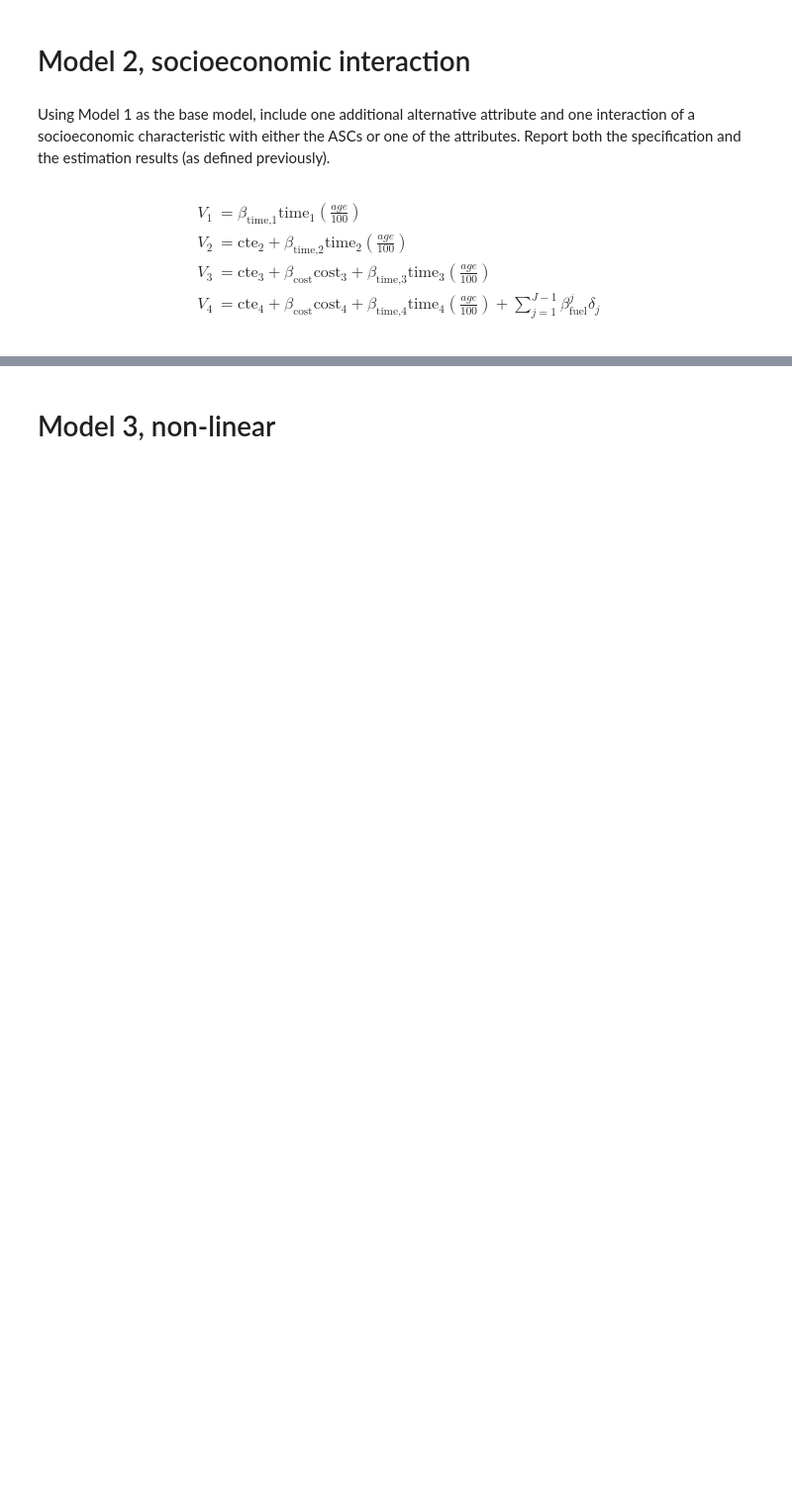
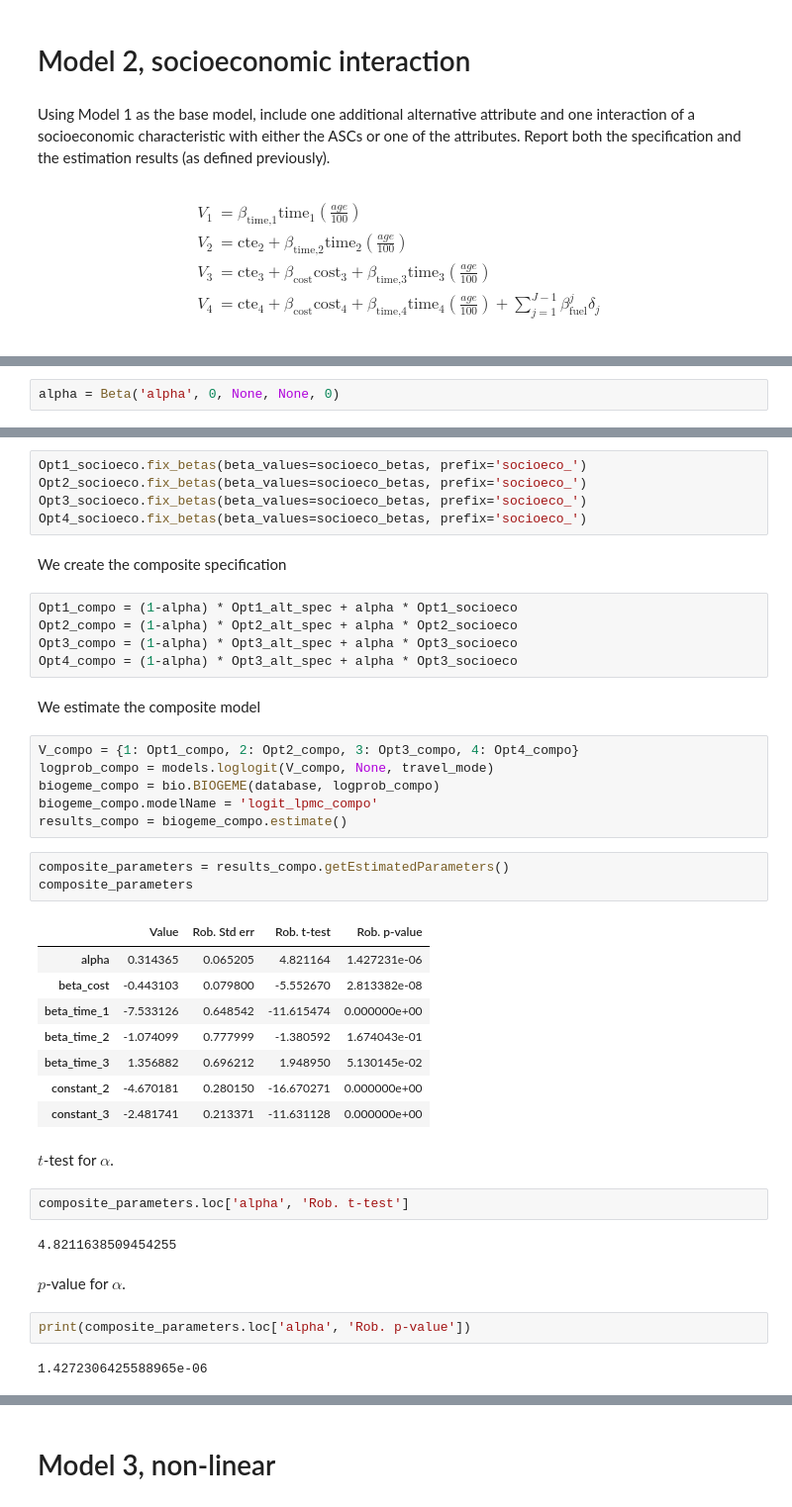
Before and after one commit to GAnagno/Choice, a Jupyter notebook: assignment.ipynb, the cells around one changed output, grey strips where cells are left out. Shown at 99% size. Cells and saved outputs as stored; diff of their text form; blank space fills up the shorter version.

```diff
--- a/assignment.ipynb
+++ b/assignment.ipynb
@@ -508,0 +514,2 @@ LRTuple(message='H0 can be rejected at level 5.0%', statistic=509.9092550367932,
+# %%
+alpha = Beta('alpha', 0, None, None, 0)
@@ -508,0 +532,44 @@ LRTuple(message='H0 can be rejected at level 5.0%', statistic=509.9092550367932,
+# %%
+Opt1_socioeco.fix_betas(beta_values=socioeco_betas, prefix='socioeco_')
+Opt2_socioeco.fix_betas(beta_values=socioeco_betas, prefix='socioeco_')
+Opt3_socioeco.fix_betas(beta_values=socioeco_betas, prefix='socioeco_')
+Opt4_socioeco.fix_betas(beta_values=socioeco_betas, prefix='socioeco_')
+# %% [markdown]
+We create the composite specification
+# %%
+Opt1_compo = (1-alpha) * Opt1_alt_spec + alpha * Opt1_socioeco
+Opt2_compo = (1-alpha) * Opt2_alt_spec + alpha * Opt2_socioeco
+Opt3_compo = (1-alpha) * Opt3_alt_spec + alpha * Opt3_socioeco
+Opt4_compo = (1-alpha) * Opt3_alt_spec + alpha * Opt3_socioeco
+# %% [markdown]
+We estimate the composite model
+# %%
+V_compo = {1: Opt1_compo, 2: Opt2_compo, 3: Opt3_compo, 4: Opt4_compo}
+logprob_compo = models.loglogit(V_compo, None, travel_mode)
+biogeme_compo = bio.BIOGEME(database, logprob_compo)
+biogeme_compo.modelName = 'logit_lpmc_compo'
+results_compo = biogeme_compo.estimate()
+# %%
+composite_parameters = results_compo.getEstimatedParameters()
+composite_parameters
+# %% [output]
+|  | Value | Rob. Std err | Rob. t-test | Rob. p-value |
+| alpha | 0.314365 | 0.065205 | 4.821164 | 1.427231e-06 |
+| beta_cost | -0.443103 | 0.079800 | -5.552670 | 2.813382e-08 |
+| beta_time_1 | -7.533126 | 0.648542 | -11.615474 | 0.000000e+00 |
+| beta_time_2 | -1.074099 | 0.777999 | -1.380592 | 1.674043e-01 |
+| beta_time_3 | 1.356882 | 0.696212 | 1.948950 | 5.130145e-02 |
+| constant_2 | -4.670181 | 0.280150 | -16.670271 | 0.000000e+00 |
+| constant_3 | -2.481741 | 0.213371 | -11.631128 | 0.000000e+00 |
+# %% [markdown]
+$t$-test for $\alpha$.
+# %%
+composite_parameters.loc['alpha', 'Rob. t-test']
+# %% [output]
+4.8211638509454255
+# %% [markdown]
+$p$-value for $\alpha$.
+# %%
+print(composite_parameters.loc['alpha', 'Rob. p-value'])
+# %% [output]
+1.4272306425588965e-06
```
Also changed, not shown: parts of 84 cells of this notebook.
